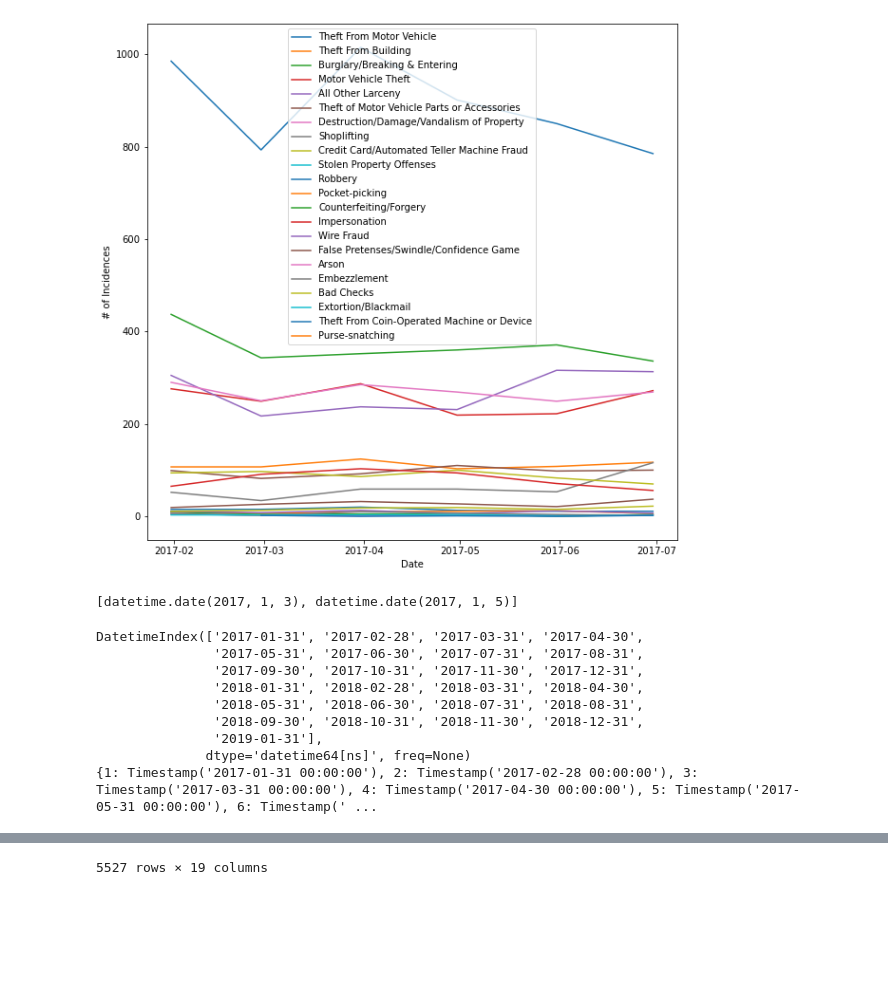
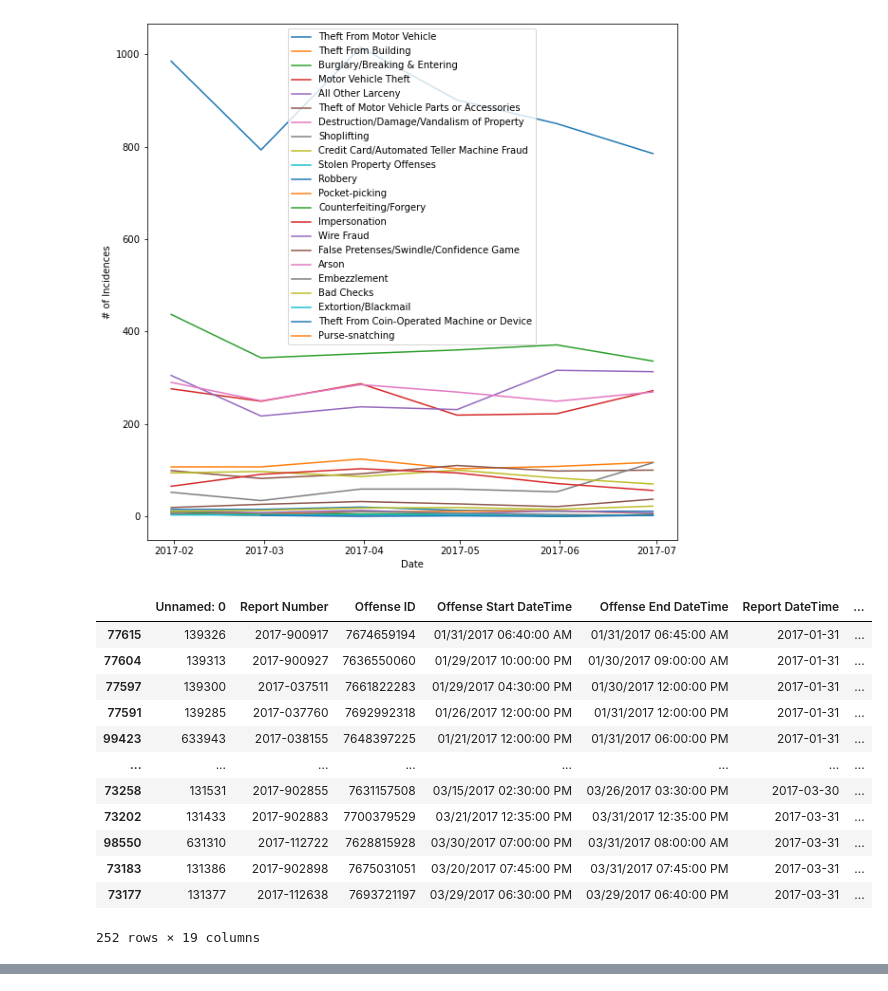
Before and after one commit to jawanggit/Seattle_Crime_Dashboard, a Jupyter notebook: SPD_EDA.ipynb, the cells around one changed output, grey strips where cells are left out. Saved outputs shown, nothing was run; the diff lists cells and outputs as text; code cells hidden in the pictures; blank space fills up the shorter version.

Commit message:
completed offenses table updates

```diff
--- a/SPD_EDA.ipynb
+++ b/SPD_EDA.ipynb
@@ -320,47 +318,83 @@ def address_to_coord(address_string):
     return
 address_string = ''
 address_to_coord(address_string)
-# %%
-[date(2017,1,3), date(2017,1,5)]
-# %% [output]
-[datetime.date(2017, 1, 3), datetime.date(2017, 1, 5)]
 # %%
 test = pd.to_datetime(np.array(['2017-01-31', '2017-02-28', '2017-03-31', '2017-04-30',
                '2017-05-31', '2017-06-30', '2017-07-31', '2017-08-31',
                '2017-09-30', '2017-10-31', '2017-11-30', '2017-12-31',
                '2018-01-31', '2018-02-28', '2018-03-31', '2018-04-30',
                '2018-05-31', '2018-06-30', '2018-07-31', '2018-08-31',
                '2018-09-30', '2018-10-31', '2018-11-30', '2018-12-31',
                '2019-01-31']))
-print(test)
+from math import radians, cos, sin, asin, sqrt
 
-
+def point_in_radius(lat1, lon1, lat2, lon2, radius):
+    # """
+    # Calculate the great circle distance between two points
+    # on the earth (specified in decimal degrees)
+    # """
+    # convert decimal degrees to radians
+    lon1, lat1, lon2, lat2 = map(radians, [lon1, lat1, lon2, lat2])
+    # haversine formula
+    dlon = lon2 - lon1
+    dlat = lat2 - lat1
+    a = sin(dlat/2)**2 + cos(lat1) * cos(lat2) * sin(dlon/2)**2
+    c = 2 * asin(sqrt(a))
+    r = 3956 # Radius of earth in kilometers. Use 3956 for miles
+    if c*r<=radius:
+        return True
+    else:
+        return False
 
 def crimes_in_radius_dates(coord, radius, range):
     month_dict = {}
     for k,v in enumerate(test):
         month_dict[k+1]=v
     start_date = month_dict[range[0]]
-
     end_date = month_dict[range[1]]
-    lat = coord[0]
-    lon = coord[1]
-    print(month_dict)
-    #filter by date range
     df = SPD_data
     df['Report DateTime']=pd.to_datetime(df['Report DateTime']).dt.date
     date_mask = (pd.to_datetime(df['Report DateTime']) >= start_date) &                 (pd.to_datetime(df['Report DateTime']) <= end_date)
     dff = df[date_mask]
+    dff['coord'] = list(zip(dff['Latitude'], dff['Longitude']))
+
+    # result = [point_in]
+    # for value in dff['coord']:
+    #     if point_in_radius(value[0],value[1],coord[0],coord[1],radius):
+    #         radius_mask.append()
+
+    result = [point_in_radius(value[0],value[1],coord[0],coord[1],radius) for           value in dff['coord']]
+    return dff[result]
 
 
-crimes_in_radius_dates((47.808786, -122.305899), 2, [1,3])
+def address_to_coord(address_string,radius, range):
+    #print(response.status_code)
+    #print()
+    geolocator = geopy.geocoders.MapQuest(api_key =	'E2jkOX2GsyC18ys4zRwZBAzY2nYd2MMR')
+    location = geolocator.geocode(query = address_string, exactly_one = True)
+    m = folium.Map(location=location[1], zoom_start = 15)
+    folium.Marker(location = location[1], popup=location[1],
+                    tooltip = '<i>Your Location</i>', icon=folium.Icon(color="green")).add_to(m)
+    map_data = hf.crimes_in_radius_dates(location[1],radius,range)
+    hf.crime_marker(map_data['coord'],map_data['Crime Against Category'])
+    m.save("start_address.html")
+    return open('start_address.html','r').read()
+
+
+
+
+crimes_in_radius_dates((47.66905, -122.37787), 1, [1,3])
 # %% [output]
+|  | Unnamed: 0 | Report Number | Offense ID | Offense Start DateTime | Offense End DateTime | Report DateTime | ... |
+| 77615 | 139326 | 2017-900917 | 7674659194 | 01/31/2017 06:40:00 AM | 01/31/2017 06:45:00 AM | 2017-01-31 | ... |
+| 77604 | 139313 | 2017-900927 | 7636550060 | 01/29/2017 10:00:00 PM | 01/30/2017 09:00:00 AM | 2017-01-31 | ... |
+| 77597 | 139300 | 2017-037511 | 7661822283 | 01/29/2017 04:30:00 PM | 01/30/2017 12:00:00 PM | 2017-01-31 | ... |
+| 77591 | 139285 | 2017-037760 | 7692992318 | 01/26/2017 12:00:00 PM | 01/31/2017 12:00:00 PM | 2017-01-31 | ... |
+| 99423 | 633943 | 2017-038155 | 7648397225 | 01/21/2017 12:00:00 PM | 01/31/2017 06:00:00 PM | 2017-01-31 | ... |
+| ... | ... | ... | ... | ... | ... | ... | ... |
+| 73258 | 131531 | 2017-902855 | 7631157508 | 03/15/2017 02:30:00 PM | 03/26/2017 03:30:00 PM | 2017-03-30 | ... |
+| 73202 | 131433 | 2017-902883 | 7700379529 | 03/21/2017 12:35:00 PM | 03/31/2017 12:35:00 PM | 2017-03-31 | ... |
+| 98550 | 631310 | 2017-112722 | 7628815928 | 03/30/2017 07:00:00 PM | 03/31/2017 08:00:00 AM | 2017-03-31 | ... |
+| 73183 | 131386 | 2017-902898 | 7675031051 | 03/20/2017 07:45:00 PM | 03/31/2017 07:45:00 PM | 2017-03-31 | ... |
+| 73177 | 131377 | 2017-112638 | 7693721197 | 03/29/2017 06:30:00 PM | 03/29/2017 06:40:00 PM | 2017-03-31 | ... |
-DatetimeIndex(['2017-01-31', '2017-02-28', '2017-03-31', '2017-04-30',
-               '2017-05-31', '2017-06-30', '2017-07-31', '2017-08-31',
-               '2017-09-30', '2017-10-31', '2017-11-30', '2017-12-31',
-               '2018-01-31', '2018-02-28', '2018-03-31', '2018-04-30',
-               '2018-05-31', '2018-06-30', '2018-07-31', '2018-08-31',
-               '2018-09-30', '2018-10-31', '2018-11-30', '2018-12-31',
-               '2019-01-31'],
-              dtype='datetime64[ns]', freq=None)
-{1: Timestamp('2017-01-31 00:00:00'), 2: Timestamp('2017-02-28 00:00:00'), 3: Timestamp('2017-03-31 00:00:00'), 4: Timestamp('2017-04-30 00:00:00'), 5: Timestamp('2017-05-31 00:00:00'), 6: Timestamp(' ...
+252 rows × 19 columns
@@ -379 +400,0 @@ DatetimeIndex(['2017-01-31', '2017-02-28', '2017-03-31', '2017-04-30',
-5527 rows × 19 columns
```
Also changed, not shown: parts of 3 cells of this notebook, 3 other files.
